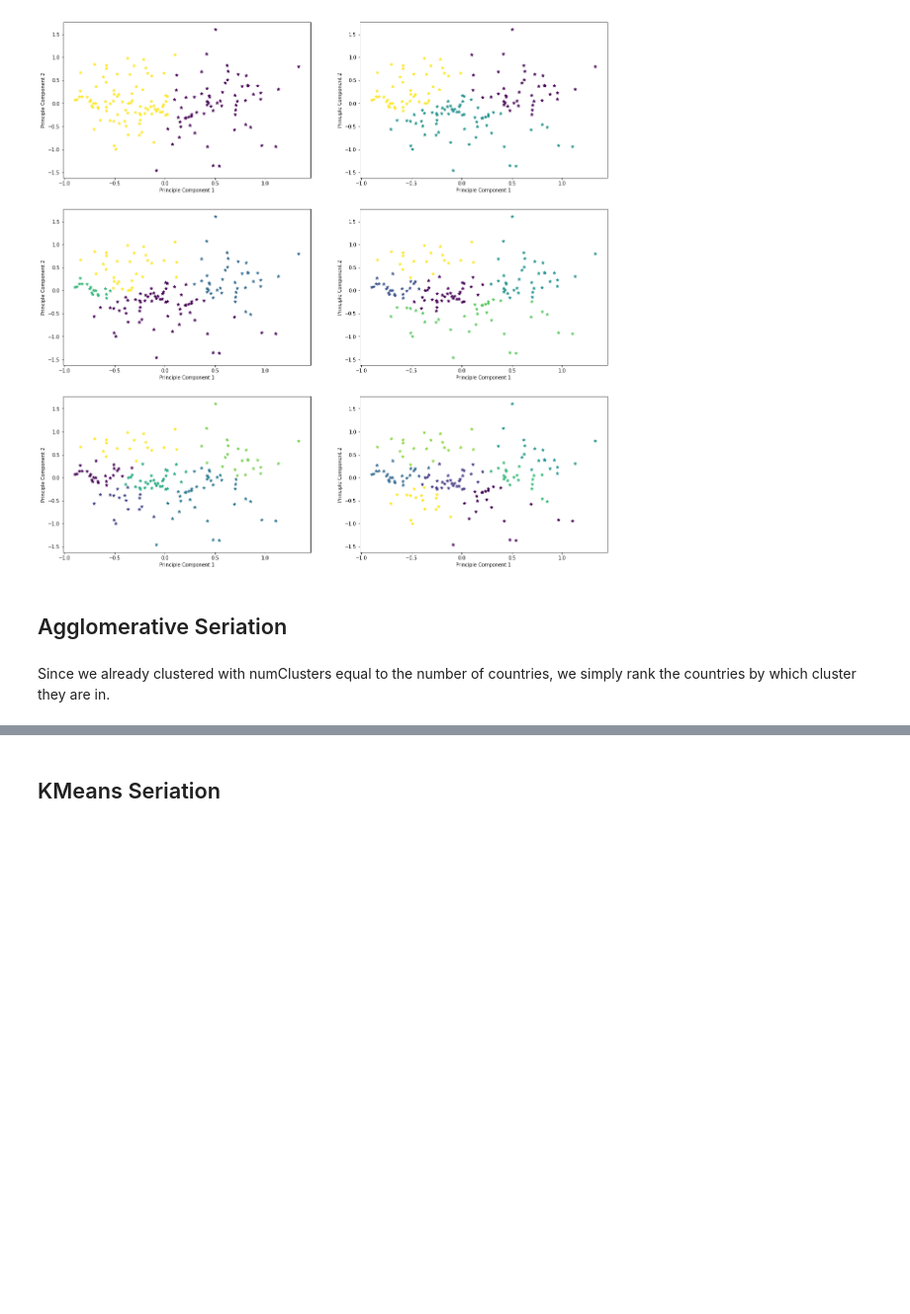
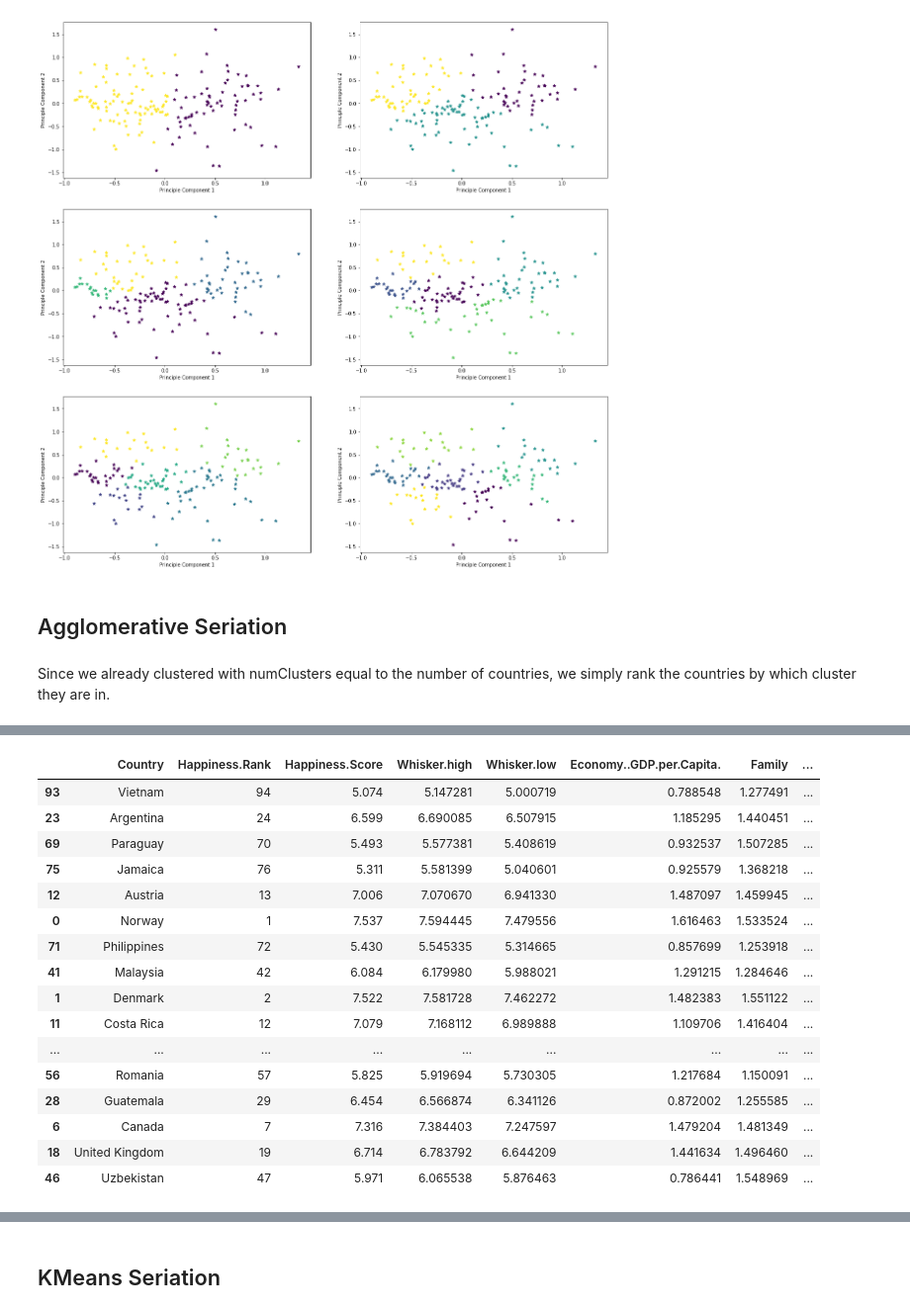
Before and after one commit to rohitkyadv/STAT517, a Jupyter notebook: Question1_Pro2.ipynb, the cells around one changed output, grey strips where cells are left out. Shown at 99% size. Drawn from its saved outputs; the diff is of its cells as text; code cells hidden in the pictures; blank space fills up the shorter version.

Commit message:
worked on question1
implemented happiness ranking on all the datasets

```diff
--- a/Question1_Pro2.ipynb
+++ b/Question1_Pro2.ipynb
@@ -479,0 +520,20 @@ data2015original.nsmallest(20,'agglo')
+# %%
+data2017original.nlargest(20,'agglo') #nlargest is happiest
+# %% [output]
+|  | Country | Happiness.Rank | Happiness.Score | Whisker.high | Whisker.low | Economy..GDP.per.Capita. | Family | ... |
+| 93 | Vietnam | 94 | 5.074 | 5.147281 | 5.000719 | 0.788548 | 1.277491 | ... |
+| 23 | Argentina | 24 | 6.599 | 6.690085 | 6.507915 | 1.185295 | 1.440451 | ... |
+| 69 | Paraguay | 70 | 5.493 | 5.577381 | 5.408619 | 0.932537 | 1.507285 | ... |
+| 75 | Jamaica | 76 | 5.311 | 5.581399 | 5.040601 | 0.925579 | 1.368218 | ... |
+| 12 | Austria | 13 | 7.006 | 7.070670 | 6.941330 | 1.487097 | 1.459945 | ... |
+| 0 | Norway | 1 | 7.537 | 7.594445 | 7.479556 | 1.616463 | 1.533524 | ... |
+| 71 | Philippines | 72 | 5.430 | 5.545335 | 5.314665 | 0.857699 | 1.253918 | ... |
+| 41 | Malaysia | 42 | 6.084 | 6.179980 | 5.988021 | 1.291215 | 1.284646 | ... |
+| 1 | Denmark | 2 | 7.522 | 7.581728 | 7.462272 | 1.482383 | 1.551122 | ... |
+| 11 | Costa Rica | 12 | 7.079 | 7.168112 | 6.989888 | 1.109706 | 1.416404 | ... |
+| ... | ... | ... | ... | ... | ... | ... | ... | ... |
+| 56 | Romania | 57 | 5.825 | 5.919694 | 5.730305 | 1.217684 | 1.150091 | ... |
+| 28 | Guatemala | 29 | 6.454 | 6.566874 | 6.341126 | 0.872002 | 1.255585 | ... |
+| 6 | Canada | 7 | 7.316 | 7.384403 | 7.247597 | 1.479204 | 1.481349 | ... |
+| 18 | United Kingdom | 19 | 6.714 | 6.783792 | 6.644209 | 1.441634 | 1.496460 | ... |
+| 46 | Uzbekistan | 47 | 5.971 | 6.065538 | 5.876463 | 0.786441 | 1.548969 | ... |
```
Also changed, not shown: parts of 10 cells of this notebook.
